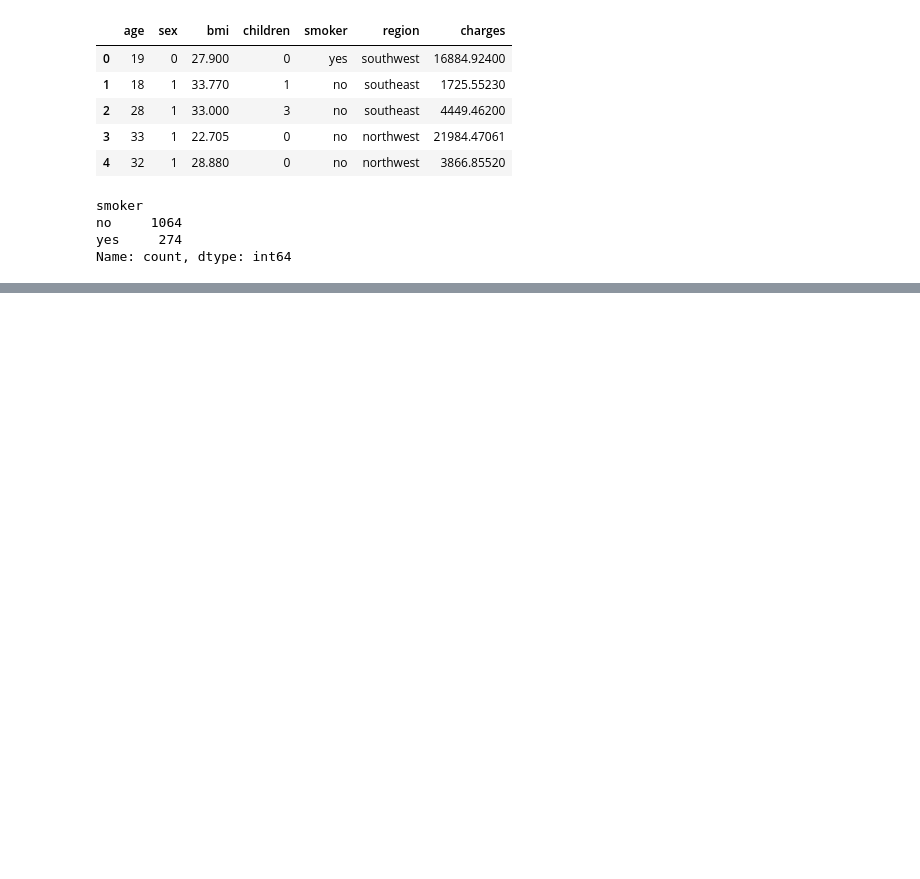
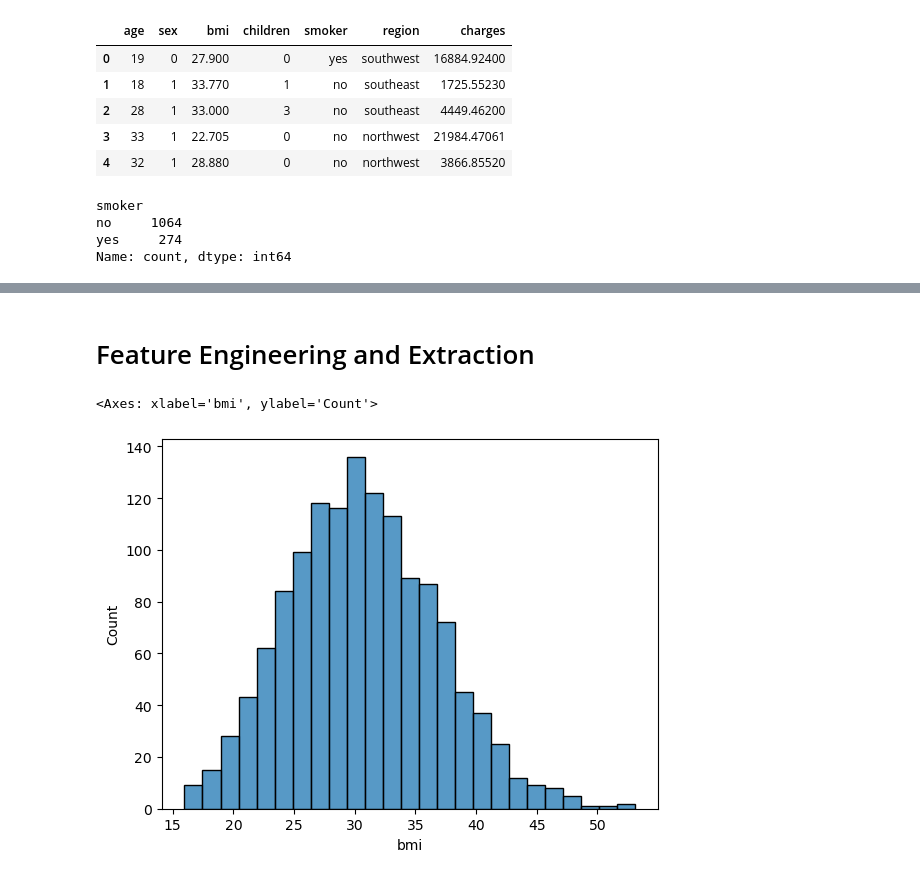
Before and after one commit to debmalya20/ml_project1, a Jupyter notebook: project.ipynb, the cells around one changed output, grey strips where cells are left out. Saved outputs shown, nothing was run; the diff lists cells and outputs as text; code cells hidden in the pictures; blank space fills up the shorter version.

```diff
--- a/project.ipynb
+++ b/project.ipynb
@@ -219,0 +242,7 @@ df_cleaned.rename(columns={
+# %% [markdown]
+# Feature Engineering and Extraction
+# %%
+sns.histplot(df['bmi'])
+# %% [output]
+<Axes: xlabel='bmi', ylabel='Count'>
+[figure, added]
```
Also changed, not shown: parts of 12 cells of this notebook.
